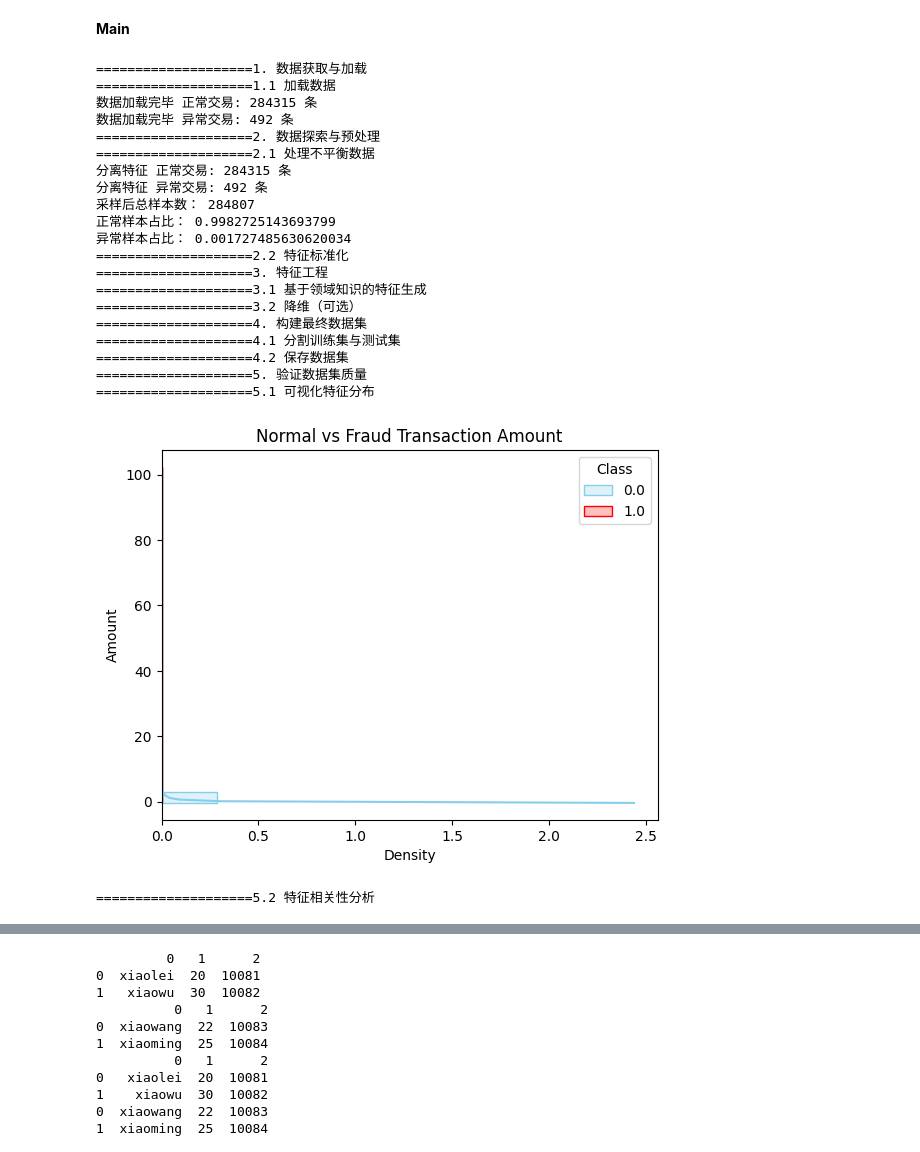
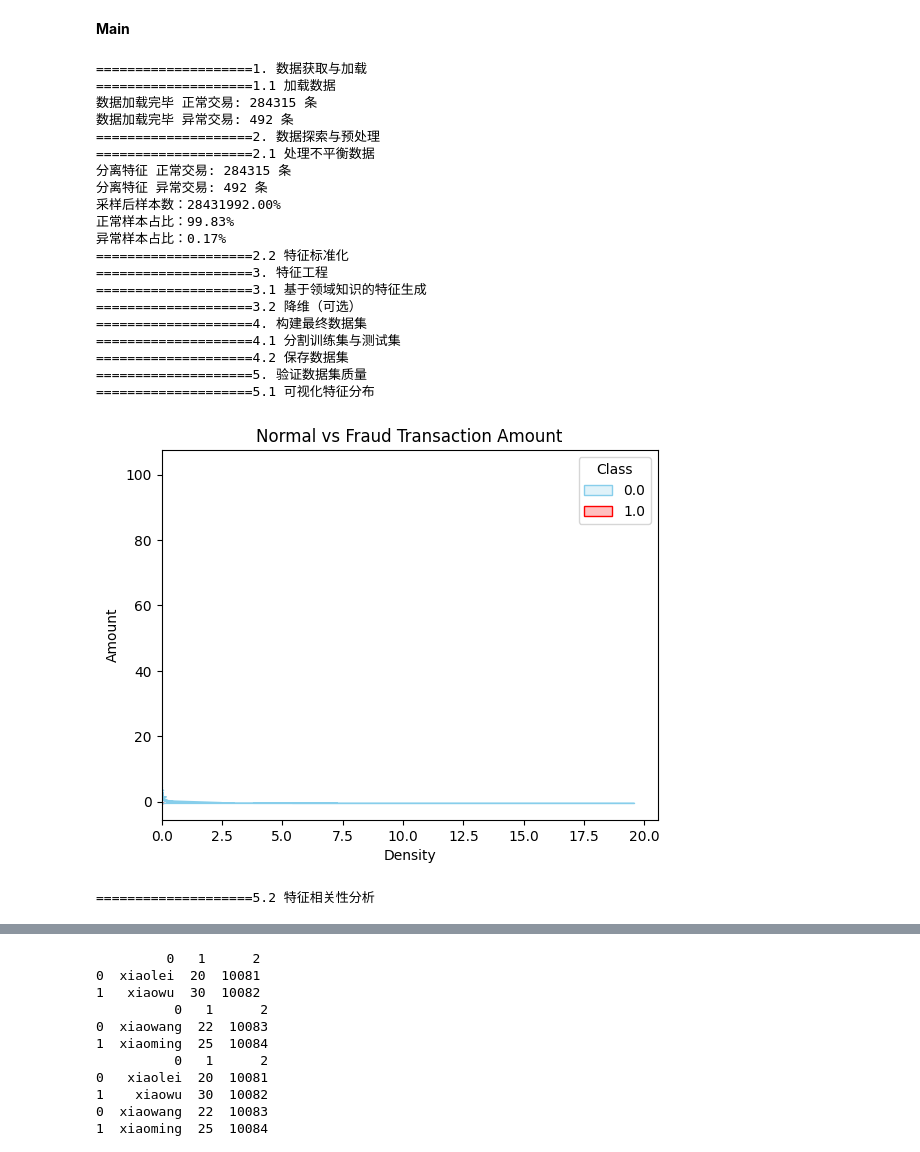
Before and after one commit to taciya/kaggle.atws, a Jupyter notebook: atws-main2.ipynb, the cells around one changed output, grey strips where cells are left out. Saved outputs shown, nothing was run; the diff lists cells and outputs as text; code cells hidden in the pictures.

```diff
--- a/atws-main2.ipynb
+++ b/atws-main2.ipynb
@@ -81,7 +81,7 @@ fraud_X = X_scaled[y == 1]
 from imblearn.over_sampling import SMOTE
 smote = SMOTE(random_state=42)
 fraud_X_resampled, fraud_y_resampled = smote.fit_resample(fraud_X, fraud_indices)
-print("采样后总样本数：", len(fraud_X_resampled) + len(normal_X))
-print("正常样本占比：", len(normal_X) / (len(normal_X) + len(fraud_X_resampled)))
-print("异常样本占比：", len(fraud_X_resampled) / (len(normal_X) + len(fraud_X_resampled)))
+print("采样后样本数：%.2f%% " % (len(fraud_X_resampled) + len(normal_X)*100))
+print("正常样本占比：%.2f%% " % (len(normal_X) / (len(normal_X) + len(fraud_X_resampled))*100))
+print("异常样本占比：%.2f%% " % (len(fraud_X_resampled) / (len(normal_X) + len(fraud_X_resampled))*100))
 
@@ -172,42 +172,42 @@ sns.histplot(data=data,
              hue='Class',# 通过label区分正常/异常[1,2](@ref)
              element='step',  # 柱形样式（bars默认、step阶梯状、poly多边形）
              kde=True,  #启用核密度估计，直观展示概率密度
-             bins=30,    #控制分箱数量，建议根据数据量调整（默认自动计算）
-             stat='density', #统计量类型（count默认、density归一化、probability概率）
+             # bins=10,    #控制分箱数量，建议根据数据量调整（默认自动计算）。数字越大粒度越小
+             stat='density', #统计量类型（count:默认、density:归一化、probability:概率 , percent:报告的可读性）
              palette=["skyblue", "red"]  ) #自定义颜色
 plt.title('Normal vs Fraud Transaction Amount')
 plt.show()
 
 print("====================5.2 特征相关性分析")
 # 计算特征相关性矩阵
 corr_matrix = data.corr()
 # 绘制热力图
 plt.figure(figsize=(12, 8))
 sns.heatmap(corr_matrix, cmap='coolwarm', annot=False)
 plt.title('Feature Correlation Matrix')
 plt.show()
 # %% [output]
 ====================1. 数据获取与加载
 ====================1.1 加载数据
 数据加载完毕 正常交易: 284315 条
 数据加载完毕 异常交易: 492 条
 ====================2. 数据探索与预处理
 ====================2.1 处理不平衡数据
 分离特征 正常交易: 284315 条
 分离特征 异常交易: 492 条
-采样后总样本数： 284807
-正常样本占比： 0.9982725143693799
-异常样本占比： 0.001727485630620034
+采样后样本数：28431992.00%
+正常样本占比：99.83%
+异常样本占比：0.17%
 ====================2.2 特征标准化
 ====================3. 特征工程
 ====================3.1 基于领域知识的特征生成
 ====================3.2 降维（可选）
 ====================4. 构建最终数据集
 ====================4.1 分割训练集与测试集
 ====================4.2 保存数据集
 ====================5. 验证数据集质量
 ====================5.1 可视化特征分布
-[figure, old version]
+[figure, new version]
 ====================5.2 特征相关性分析
 [figure]
 # %%
```
Also changed, not shown: parts of 6 cells of this notebook.
